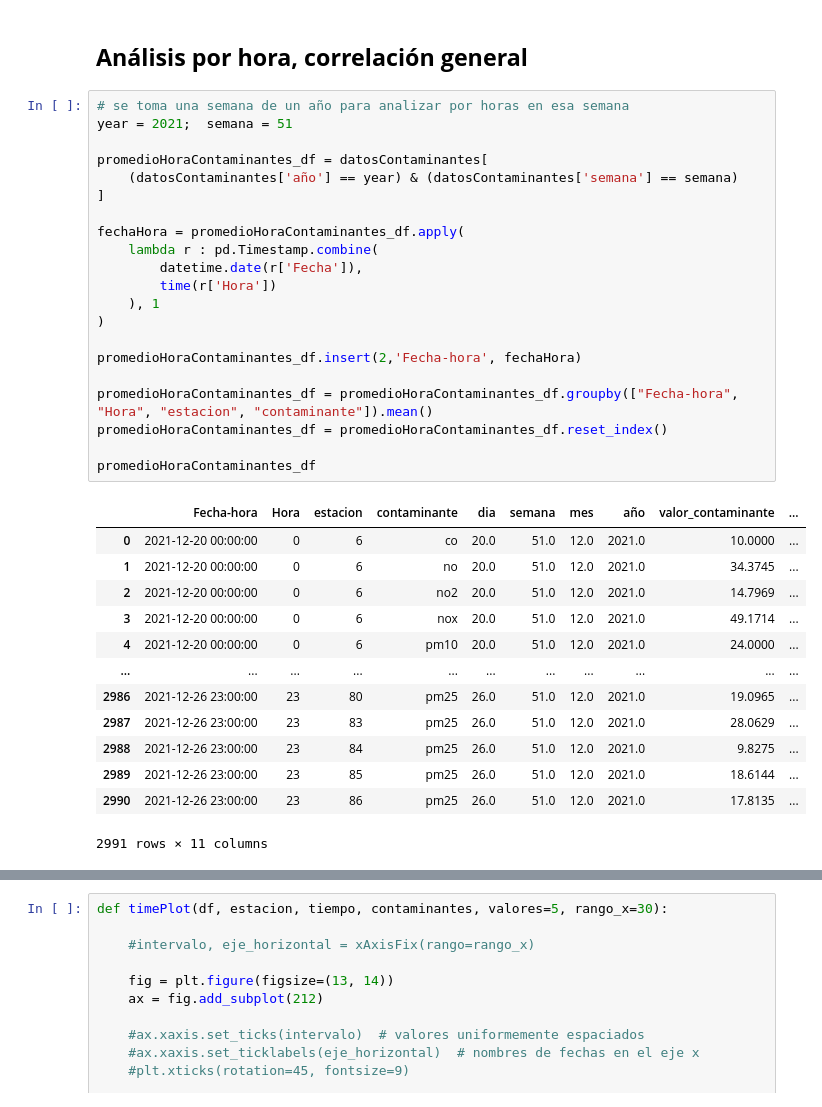
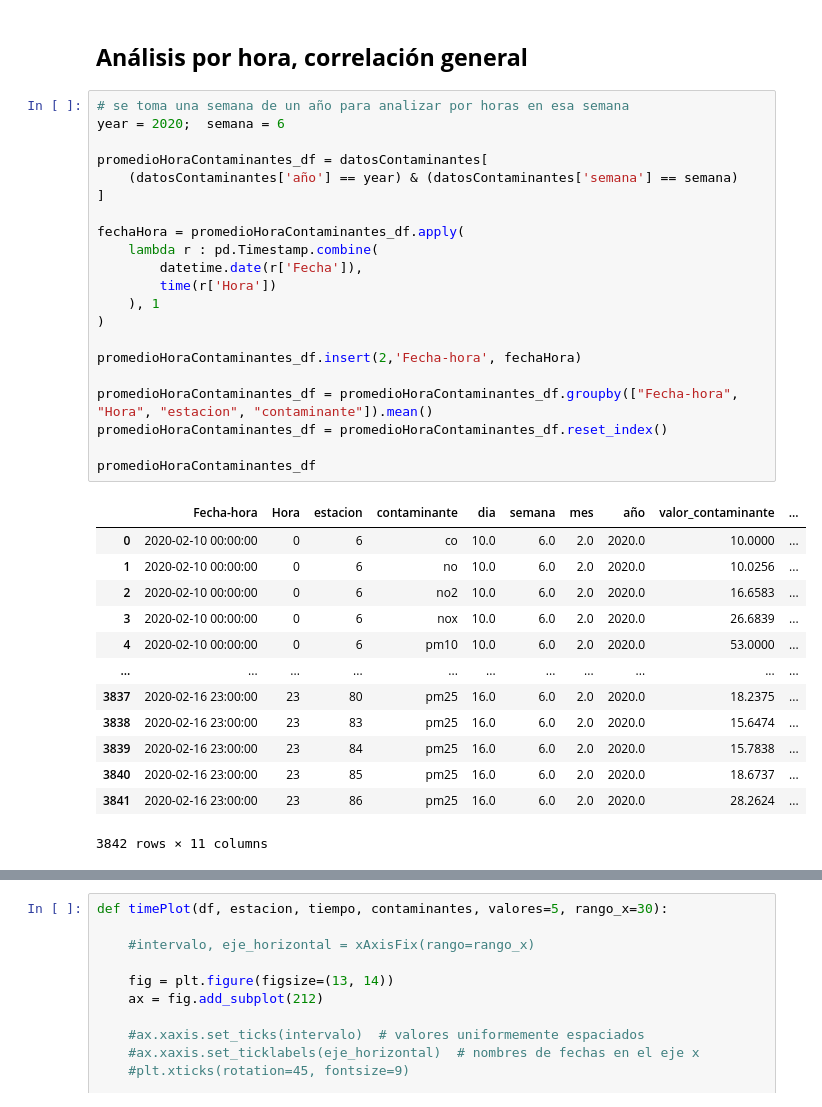
Before and after one commit to LeoUribC/CITRA_DataScience, a Jupyter notebook: Contaminantes/Estudios_PM25.ipynb, the cells around one changed output, grey strips where cells are left out. Saved outputs shown, nothing was run; the diff lists cells and outputs as text.

```diff
--- a/Contaminantes/Estudios_PM25.ipynb
+++ b/Contaminantes/Estudios_PM25.ipynb
@@ -559,37 +559,37 @@ correlacionContaminantes(promedio_semanal_contaminantes, 25)
 ## **Análisis por hora, correlación general**
 # %%
 # se toma una semana de un año para analizar por horas en esa semana
-year = 2021;  semana = 51
+year = 2020;  semana = 6
 
 promedioHoraContaminantes_df = datosContaminantes[
     (datosContaminantes['año'] == year) & (datosContaminantes['semana'] == semana)
 ]
 
 fechaHora = promedioHoraContaminantes_df.apply(
     lambda r : pd.Timestamp.combine(
         datetime.date(r['Fecha']),
         time(r['Hora'])
     ), 1
 )
 
 promedioHoraContaminantes_df.insert(2,'Fecha-hora', fechaHora)
 
 promedioHoraContaminantes_df = promedioHoraContaminantes_df.groupby(["Fecha-hora", "Hora", "estacion", "contaminante"]).mean()
 promedioHoraContaminantes_df = promedioHoraContaminantes_df.reset_index()
 
 promedioHoraContaminantes_df
 # %% [output]
 |  | Fecha-hora | Hora | estacion | contaminante | dia | semana | mes | año | valor_contaminante | ... |
-| 0 | 2021-12-20 00:00:00 | 0 | 6 | co | 20.0 | 51.0 | 12.0 | 2021.0 | 10.0000 | ... |
-| 1 | 2021-12-20 00:00:00 | 0 | 6 | no | 20.0 | 51.0 | 12.0 | 2021.0 | 34.3745 | ... |
-| 2 | 2021-12-20 00:00:00 | 0 | 6 | no2 | 20.0 | 51.0 | 12.0 | 2021.0 | 14.7969 | ... |
-| 3 | 2021-12-20 00:00:00 | 0 | 6 | nox | 20.0 | 51.0 | 12.0 | 2021.0 | 49.1714 | ... |
-| 4 | 2021-12-20 00:00:00 | 0 | 6 | pm10 | 20.0 | 51.0 | 12.0 | 2021.0 | 24.0000 | ... |
+| 0 | 2020-02-10 00:00:00 | 0 | 6 | co | 10.0 | 6.0 | 2.0 | 2020.0 | 10.0000 | ... |
+| 1 | 2020-02-10 00:00:00 | 0 | 6 | no | 10.0 | 6.0 | 2.0 | 2020.0 | 10.0256 | ... |
+| 2 | 2020-02-10 00:00:00 | 0 | 6 | no2 | 10.0 | 6.0 | 2.0 | 2020.0 | 16.6583 | ... |
+| 3 | 2020-02-10 00:00:00 | 0 | 6 | nox | 10.0 | 6.0 | 2.0 | 2020.0 | 26.6839 | ... |
+| 4 | 2020-02-10 00:00:00 | 0 | 6 | pm10 | 10.0 | 6.0 | 2.0 | 2020.0 | 53.0000 | ... |
 | ... | ... | ... | ... | ... | ... | ... | ... | ... | ... | ... |
-| 2986 | 2021-12-26 23:00:00 | 23 | 80 | pm25 | 26.0 | 51.0 | 12.0 | 2021.0 | 19.0965 | ... |
-| 2987 | 2021-12-26 23:00:00 | 23 | 83 | pm25 | 26.0 | 51.0 | 12.0 | 2021.0 | 28.0629 | ... |
-| 2988 | 2021-12-26 23:00:00 | 23 | 84 | pm25 | 26.0 | 51.0 | 12.0 | 2021.0 | 9.8275 | ... |
-| 2989 | 2021-12-26 23:00:00 | 23 | 85 | pm25 | 26.0 | 51.0 | 12.0 | 2021.0 | 18.6144 | ... |
-| 2990 | 2021-12-26 23:00:00 | 23 | 86 | pm25 | 26.0 | 51.0 | 12.0 | 2021.0 | 17.8135 | ... |
+| 3837 | 2020-02-16 23:00:00 | 23 | 80 | pm25 | 16.0 | 6.0 | 2.0 | 2020.0 | 18.2375 | ... |
+| 3838 | 2020-02-16 23:00:00 | 23 | 83 | pm25 | 16.0 | 6.0 | 2.0 | 2020.0 | 15.6474 | ... |
+| 3839 | 2020-02-16 23:00:00 | 23 | 84 | pm25 | 16.0 | 6.0 | 2.0 | 2020.0 | 15.7838 | ... |
+| 3840 | 2020-02-16 23:00:00 | 23 | 85 | pm25 | 16.0 | 6.0 | 2.0 | 2020.0 | 18.6737 | ... |
+| 3841 | 2020-02-16 23:00:00 | 23 | 86 | pm25 | 16.0 | 6.0 | 2.0 | 2020.0 | 28.2624 | ... |
-2991 rows × 11 columns
+3842 rows × 11 columns
 # %%
```
Also changed, not shown: parts of 12 cells of this notebook.
